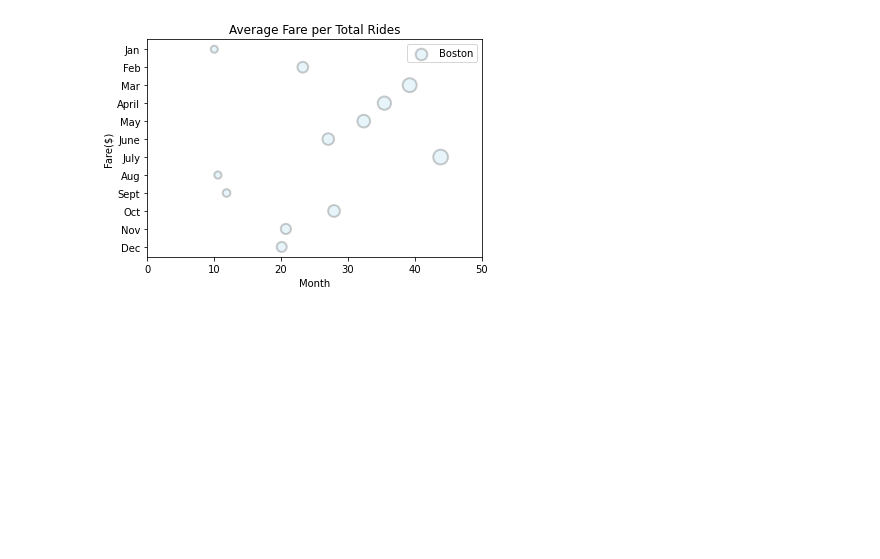
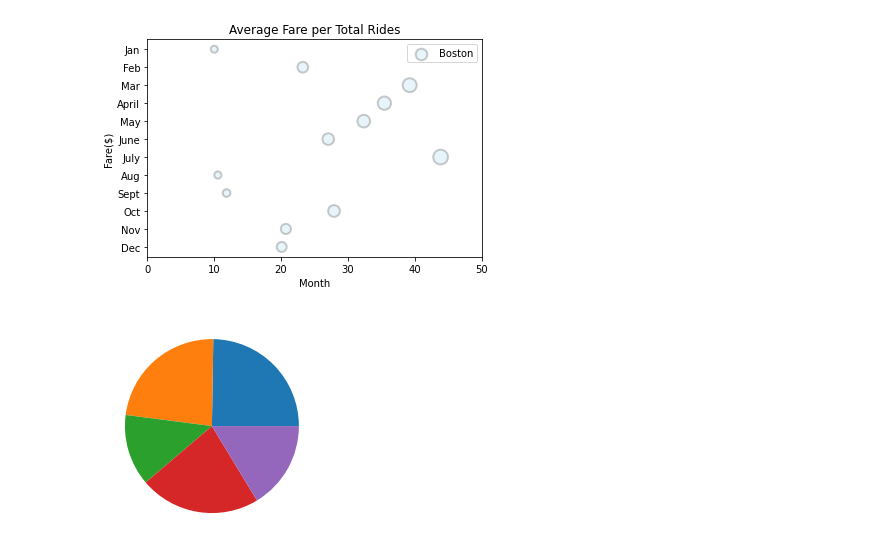
Before and after one commit to armandolatigo/PyBer_Analysis, a Jupyter notebook: matplotlib_practice.ipynb, the cells around one changed output. Drawn from its saved outputs; the diff is of its cells as text; code cells hidden in the pictures; blank space fills up the shorter version.

```diff
--- a/matplotlib_practice.ipynb
+++ b/matplotlib_practice.ipynb
@@ -351,3 +351,14 @@ ax.legend()
 # %% [output]
 <matplotlib.legend.Legend at 0x...>
 [figure]
+# %%
+#pie charts
+import matplotlib.pyplot as plt
+
+categories = ['Jurassic Park', 'The Lost World: JP 2', 'Jurassic Park III', 'Jurassic World', 'Jurassic World: Fallen Kingdom']
+rating = [97, 91, 52, 88, 64]
+
+plt.pie(rating)
+plt.show()
+# %% [output]
+[figure, added]
```
Also changed, not shown: parts of 6 cells of this notebook, 4 other files.
